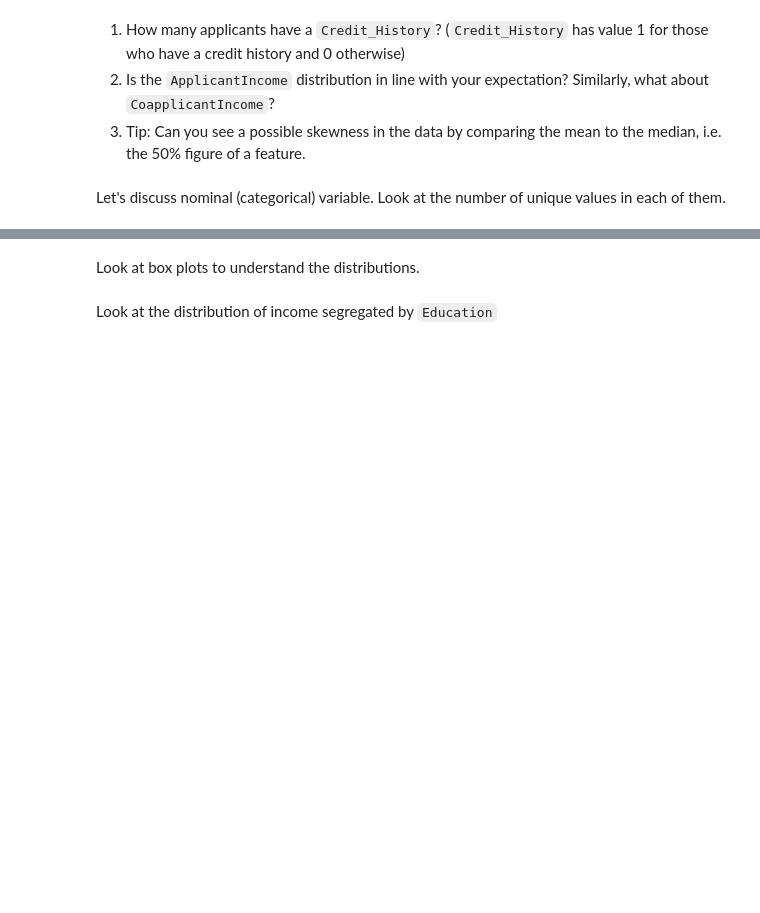
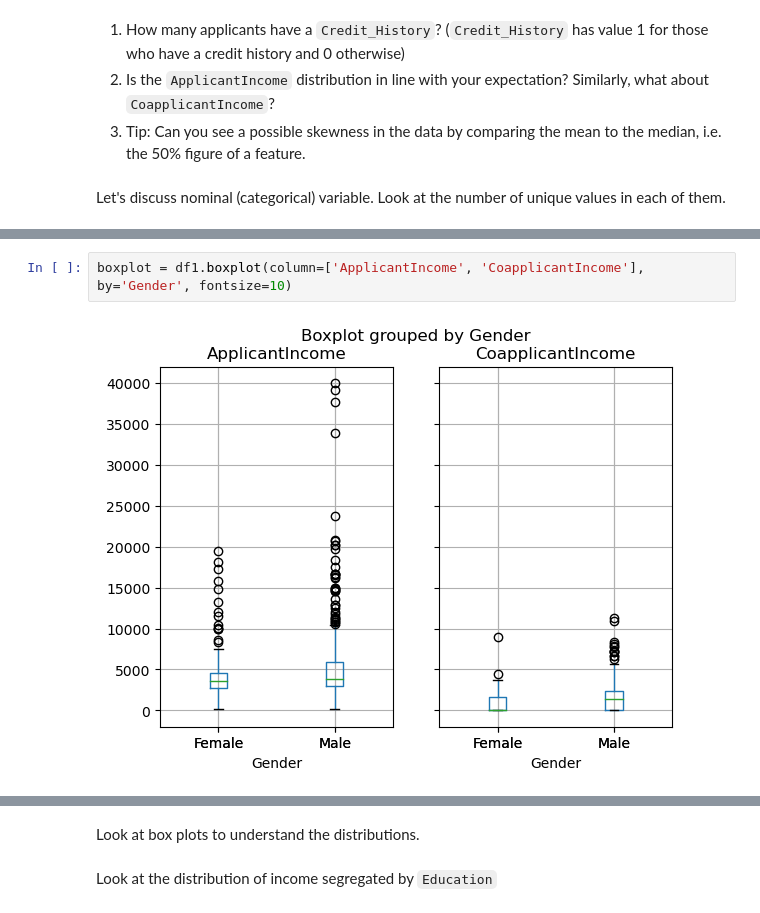
Before and after one commit to KaminiNayyar/project_Deployment, a Jupyter notebook: notebooks/instructions.ipynb, the cells around one changed output, grey strips where cells are left out. Saved outputs shown, nothing was run; the diff lists cells and outputs as text; blank space fills up the shorter version.

```diff
--- a/notebooks/instructions.ipynb
+++ b/notebooks/instructions.ipynb
@@ -72,0 +215,4 @@ Study distribution of various variables. Plot the histogram of ApplicantIncome,
+# %%
+boxplot = df1.boxplot(column=['ApplicantIncome', 'CoapplicantIncome'], by='Gender', fontsize=10)
+# %% [output]
+[figure, added]
```
Also changed, not shown: parts of 57 cells of this notebook, 4 other files.
